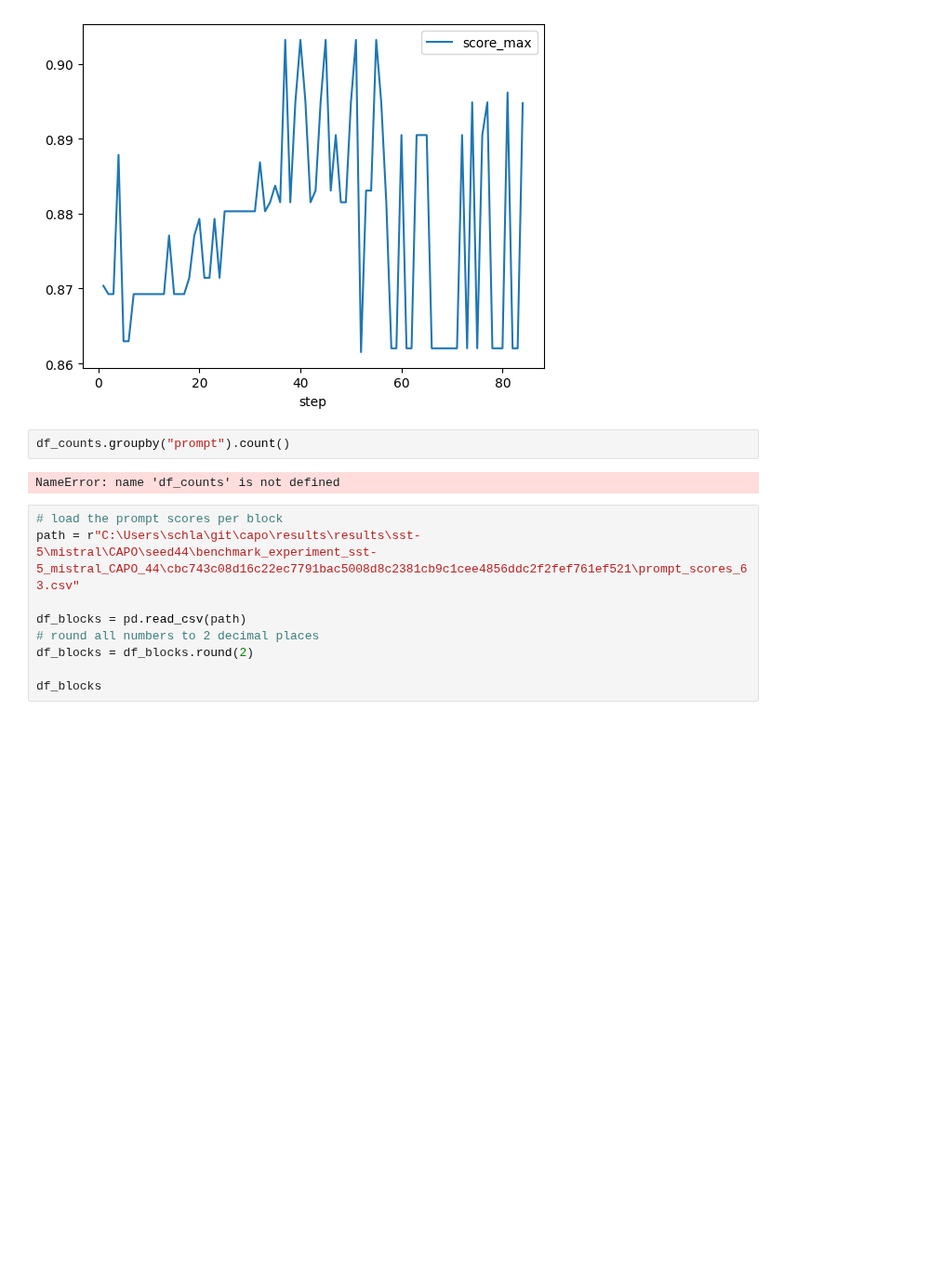
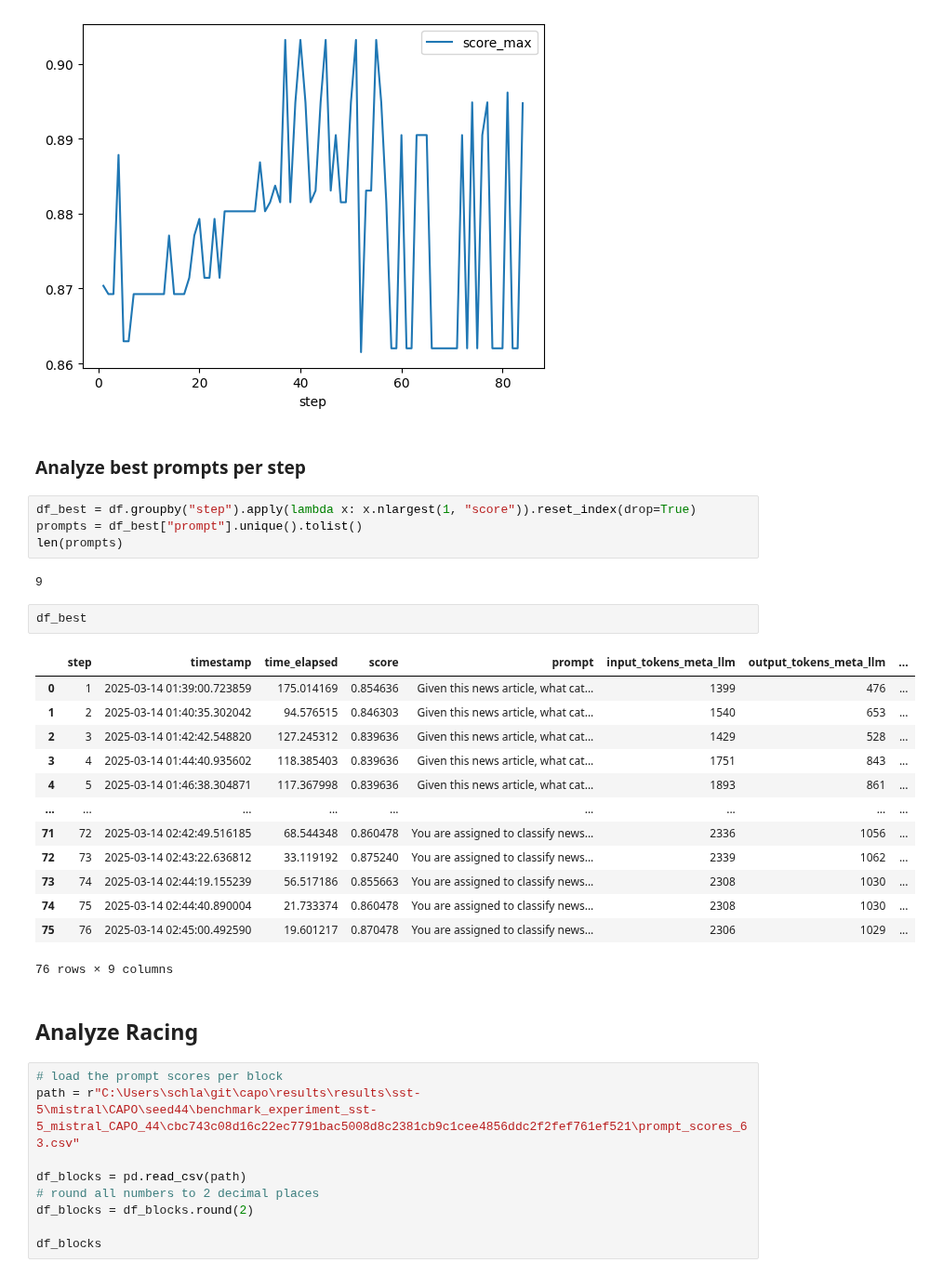
Before and after one commit to finitearth/capo, a Jupyter notebook: notebooks/results_analysis.ipynb, the cells around one changed output. Shown at 93% size. Saved outputs shown, nothing was run; the diff lists cells and outputs as text; blank space fills up the shorter version.

```diff
--- a/notebooks/results_analysis.ipynb
+++ b/notebooks/results_analysis.ipynb
@@ -63,10 +63,32 @@ plt.ylim(df_grouped[column].min(), df_grouped[column].max())
 df_grouped.plot(x="step", y="score_max", kind="line");
 # %% [output]
 [figure]
-# %%
-df_counts.groupby("prompt").count()
-# %% [output]
-NameError: name 'df_counts' is not defined
+# %% [markdown]
+### Analyze best prompts per step
+# %%
+df_best = df.groupby("step").apply(lambda x: x.nlargest(1, "score")).reset_index(drop=True)
+prompts = df_best["prompt"].unique().tolist()
+len(prompts)
+# %% [output]
+9
+# %%
+df_best
+# %% [output]
+|  | step | timestamp | time_elapsed | score | prompt | input_tokens_meta_llm | output_tokens_meta_llm | ... |
+| 0 | 1 | 2025-03-14 01:39:00.723859 | 175.014169 | 0.854636 | Given this news article, what cat... | 1399 | 476 | ... |
+| 1 | 2 | 2025-03-14 01:40:35.302042 | 94.576515 | 0.846303 | Given this news article, what cat... | 1540 | 653 | ... |
+| 2 | 3 | 2025-03-14 01:42:42.548820 | 127.245312 | 0.839636 | Given this news article, what cat... | 1429 | 528 | ... |
+| 3 | 4 | 2025-03-14 01:44:40.935602 | 118.385403 | 0.839636 | Given this news article, what cat... | 1751 | 843 | ... |
+| 4 | 5 | 2025-03-14 01:46:38.304871 | 117.367998 | 0.839636 | Given this news article, what cat... | 1893 | 861 | ... |
+| ... | ... | ... | ... | ... | ... | ... | ... | ... |
+| 71 | 72 | 2025-03-14 02:42:49.516185 | 68.544348 | 0.860478 | You are assigned to classify news... | 2336 | 1056 | ... |
+| 72 | 73 | 2025-03-14 02:43:22.636812 | 33.119192 | 0.875240 | You are assigned to classify news... | 2339 | 1062 | ... |
+| 73 | 74 | 2025-03-14 02:44:19.155239 | 56.517186 | 0.855663 | You are assigned to classify news... | 2308 | 1030 | ... |
+| 74 | 75 | 2025-03-14 02:44:40.890004 | 21.733374 | 0.860478 | You are assigned to classify news... | 2308 | 1030 | ... |
+| 75 | 76 | 2025-03-14 02:45:00.492590 | 19.601217 | 0.870478 | You are assigned to classify news... | 2306 | 1029 | ... |
+76 rows × 9 columns
+# %% [markdown]
+## Analyze Racing
 # %%
 # load the prompt scores per block
 path = r"C:\Users\schla\git\capo\results\results\sst-5\mistral\CAPO\seed44\benchmark_experiment_sst-5_mistral_CAPO_44\cbc743c08d16c22ec7791bac5008d8c2381cb9c1cee4856ddc2f2fef761ef521\prompt_scores_63.csv"
```
Also changed, not shown: parts of 1 cell of this notebook, 1 other file.
